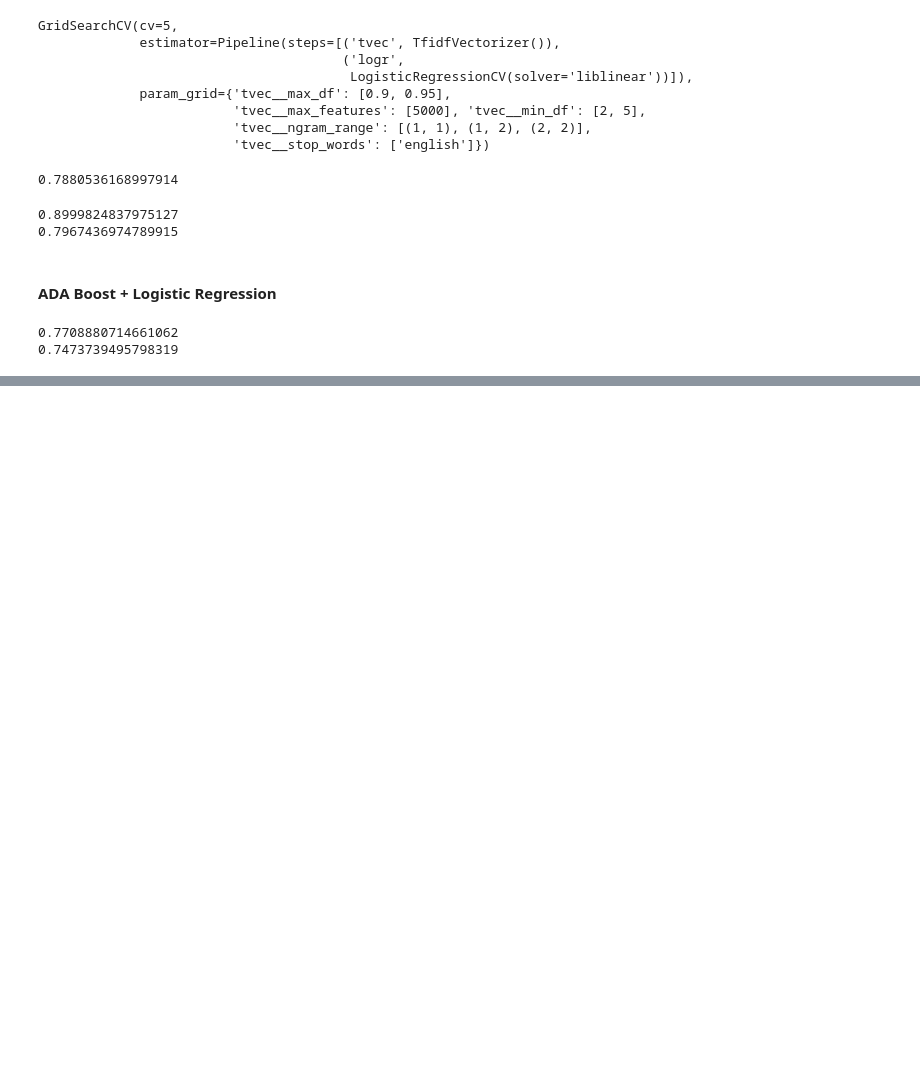
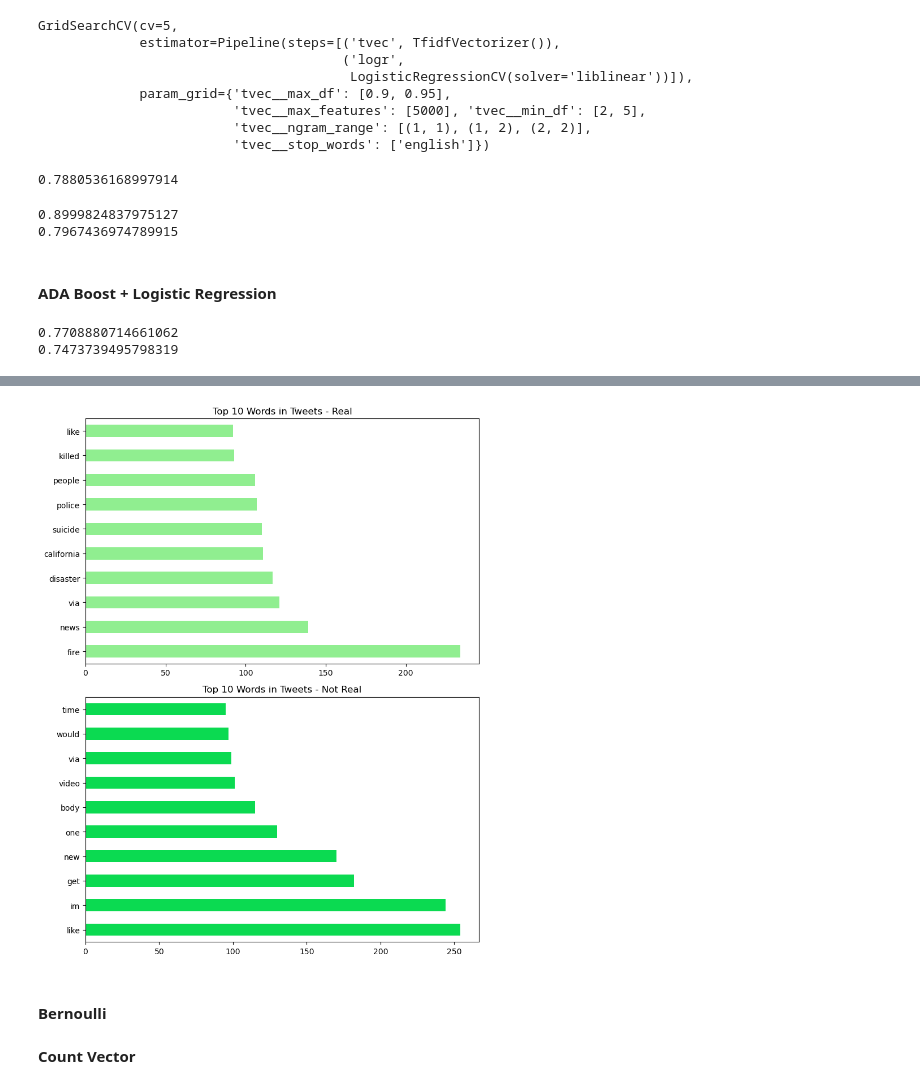
Before and after one commit to polinamin/disaster_recognition, a Jupyter notebook: Data_collection_Polina.ipynb, the cells around one changed output, grey strips where cells are left out. Cells and saved outputs as stored; diff of their text form; code cells hidden in the pictures; blank space fills up the shorter version.

Commit message:
Updated data cleaning and models

```diff
--- a/Data_collection_Polina.ipynb
+++ b/Data_collection_Polina.ipynb
@@ -400,0 +494,19 @@ print(dt_abc.score(X_test_cv, y_traintest))
+# %%
+remove = "..;'()ûò,&=!?-:|[]ã¢+ªóï*<>"
+for char in remove:
+    df_train["tweet_5"] =  df_train["tweet_5"].str.replace(char,'', regex=False)
+
+to_space = "/åê"
+for char in to_space:
+     df_train["tweet_5"] =  df_train["tweet_5"].str.replace(char,'', regex=False)
+# %%
+Xn = df_train["tweet_5"]
+y = df_train["target"]
+# %%
+cvec_lemm = CountVectorizer(stop_words=stopwords)
+cvec_lemm.fit(Xn)
+cvec_lemm_data = cvec_lemm.transform(Xn)
+df_lemm = pd.DataFrame(cvec_lemm_data.todense(), columns=cvec_lemm.get_feature_names_out())
+# %%
+df_lemm_ = pd.merge(df_lemm, y, left_index=True, right_index=True)
+df_lemm_.head()
@@ -400,0 +537,18 @@ print(dt_abc.score(X_test_cv, y_traintest))
+# %%
+fig, axes = plt.subplots(2, 1, figsize=(8, 10), tight_layout=True)
+
+(df_lemm_[df_lemm_['target_y'] == 1]
+    .drop(columns=['target_y'])
+    .sum()
+    .sort_values(ascending=False)
+    .head(10)
+    .plot(kind='barh', title='Top 10 Words in Tweets - Real', color='#90EE90', ax=axes[0]));
+
+(df_lemm_[df_lemm_['target_y'] == 0]
+    .drop(columns=['target_y'])
+    .sum()
+    .sort_values(ascending=False)
+    .head(10)
+    .plot(kind='barh', title='Top 10 Words in Tweets - Not Real', color='#0BDA51', ax=axes[1]));
+# %% [output]
+[figure, added]
@@ -400,0 +559,4 @@ print(dt_abc.score(X_test_cv, y_traintest))
+# %% [markdown]
+#### Bernoulli
+# %% [markdown]
+**Count Vector**
```
Also changed, not shown: parts of 67 cells of this notebook.
